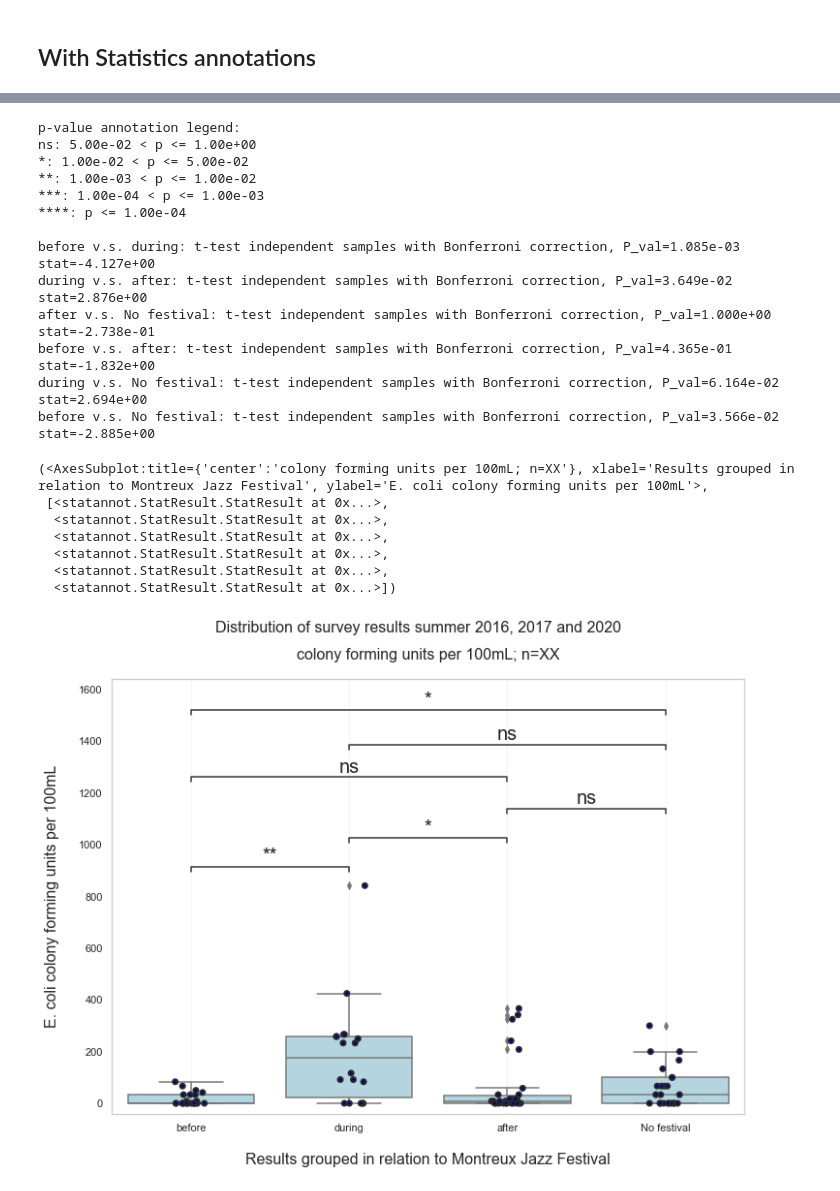
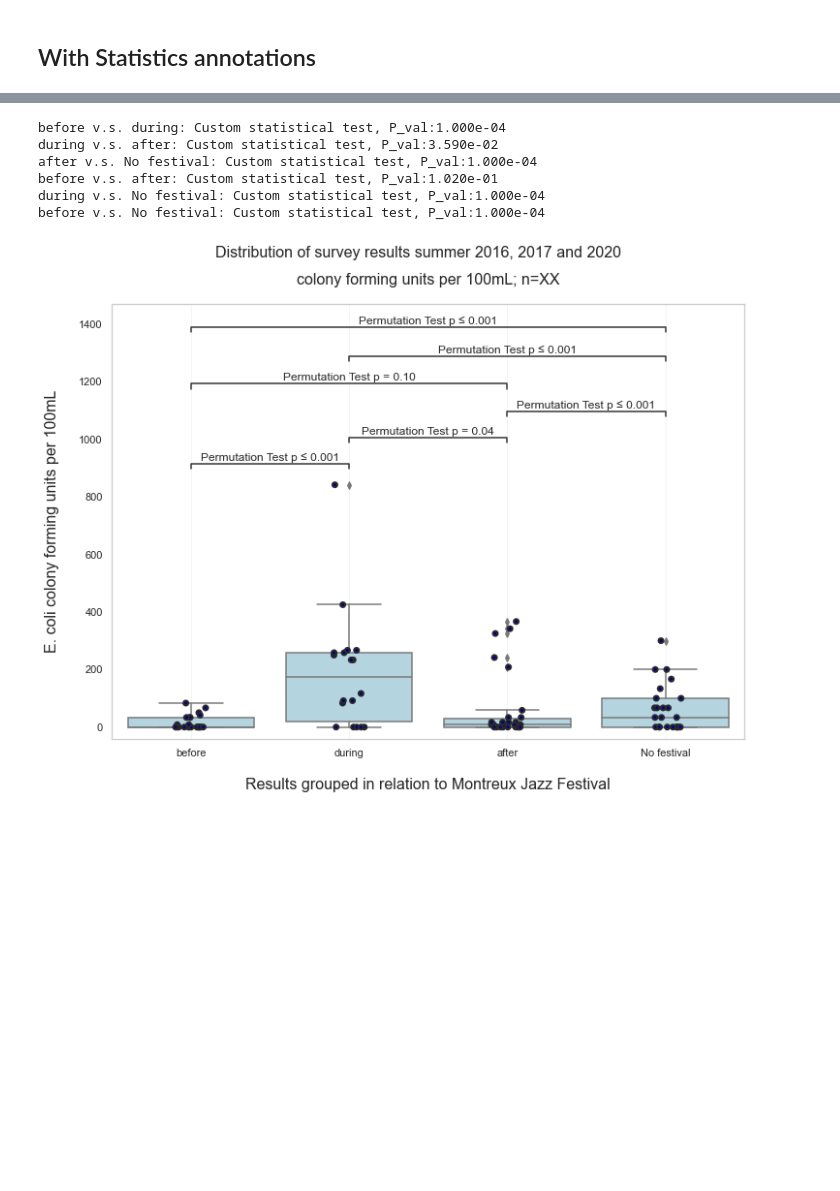
Before and after one commit to Hackuarium/montreux-water-quality, a Jupyter notebook: 2-plots.ipynb, the cells around one changed output, grey strips where cells are left out. Cells and saved outputs as stored; diff of their text form; code cells hidden in the pictures; blank space fills up the shorter version.

Commit message:
Permutation Test and Correlation P-Values

```diff
--- a/2-plots.ipynb
+++ b/2-plots.ipynb
@@ -307,6 +316,11 @@ make_rain_sum_2016_2017(rain_sum_df.query('year != 60').round(decimals=2),
 [figure]
 # %% [markdown]
 ## Results before, during and after
+# %%
+#A=pd.read_pickle("data/allyears.pkl")
+A=pd.read_pickle("data/allyears-avg_plate.pkl")
+A['Date_dt'] = pd.to_datetime(A['Date'])
+A2=append_vars(A,['Bioindicator', 'Bioindicator UV+', 'Coliform'])
 # %%
 festival = A2.query('year != 20')
 nofestival = A2.query('year == 20').copy()
@@ -410,46 +391,38 @@ before v.s. after: t-test independent samples with Bonferroni correction, P_val=
 # %%
 data = barplot
 x = "festival"
 y = "cfu"
 order= ['before', 'during', 'after', 'No festival']
+
+box_pairs=[("before", "during"), ("before", "after"), ("during", "after"),
+           ("before","No festival"), ("during","No festival"), ("after","No festival")]
+
+test_short_name = 'Permutation Test'
+pvalues = [0.0001,0.1020,0.0359, 0.0001, 0.0001,0.0001 ]
 
 
 ax = sns.boxplot(x=x, y=y, data=data, order=order, color='lightblue')
 sns.stripplot(ax=ax, x=x, y=y, data=data, alpha=1, linewidth=2, order=order, color='darkblue')
 
 ax.xaxis.grid(which="major", color='b', linewidth=0.7, alpha=0.1)
 ax.set_xlabel("Results grouped in relation to Montreux Jazz Festival", size=16, labelpad=20)
 ax.set_ylabel("E. coli colony forming units per 100mL", size=16, labelpad=20)
 plt.suptitle("Distribution of survey results summer 2016, 2017 and 2020" , fontsize=16, family='sans')
 plt.title("colony forming units per 100mL; n=XX", fontsize=16, family='sans', y=1.03)
 
-test_results = add_stat_annotation(ax, data=data, x=x, y=y, order=order, fontsize=20,
-                                   box_pairs=[("before", "during"), ("before", "after"),
-                                              ("before", "No festival"), ("during", "after"),
-                                              ("during", "No festival"), ("after", "No festival")],
-                                   test='t-test_ind', text_format='star',
-                                   comparisons_correction='bonferroni',
-                                   loc='inside', verbose=2)
+test_results = add_stat_annotation(ax, data=data, x=x, y=y, order=order, fontsize='medium',
+                                   box_pairs=box_pairs,
+                                   perform_stat_test=False, pvalues=pvalues, test_short_name=test_short_name,
+                                   text_format='simple', verbose=2)
 test_results
+
+plt.savefig(f"plots/permutation_test_distribution.svg")
+plt.savefig(f"plots/permutation_test_distribution.png")
 # %% [output]
-p-value annotation legend:
-ns: 5.00e-02 < p <= 1.00e+00
-*: 1.00e-02 < p <= 5.00e-02
-**: 1.00e-03 < p <= 1.00e-02
-***: 1.00e-04 < p <= 1.00e-03
-****: p <= 1.00e-04
-
-before v.s. during: t-test independent samples with Bonferroni correction, P_val=1.085e-03 stat=-4.127e+00
-during v.s. after: t-test independent samples with Bonferroni correction, P_val=3.649e-02 stat=2.876e+00
-after v.s. No festival: t-test independent samples with Bonferroni correction, P_val=1.000e+00 stat=-2.738e-01
-before v.s. after: t-test independent samples with Bonferroni correction, P_val=4.365e-01 stat=-1.832e+00
-during v.s. No festival: t-test independent samples with Bonferroni correction, P_val=6.164e-02 stat=2.694e+00
-before v.s. No festival: t-test independent samples with Bonferroni correction, P_val=3.566e-02 stat=-2.885e+00
+before v.s. during: Custom statistical test, P_val:1.000e-04
+during v.s. after: Custom statistical test, P_val:3.590e-02
+after v.s. No festival: Custom statistical test, P_val:1.000e-04
+before v.s. after: Custom statistical test, P_val:1.020e-01
+during v.s. No festival: Custom statistical test, P_val:1.000e-04
+before v.s. No festival: Custom statistical test, P_val:1.000e-04
-(<AxesSubplot:title={'center':'colony forming units per 100mL; n=XX'}, xlabel='Results grouped in relation to Montreux Jazz Festival', ylabel='E. coli colony forming units per 100mL'>,
- [<statannot.StatResult.StatResult at 0x...>,
-  <statannot.StatResult.StatResult at 0x...>,
-  <statannot.StatResult.StatResult at 0x...>,
-  <statannot.StatResult.StatResult at 0x...>,
-  <statannot.StatResult.StatResult at 0x...>,
-  <statannot.StatResult.StatResult at 0x...>])
-[figure, old version]
+[figure, new version]
```
Also changed, not shown: parts of 9 cells of this notebook, 3 other files.
